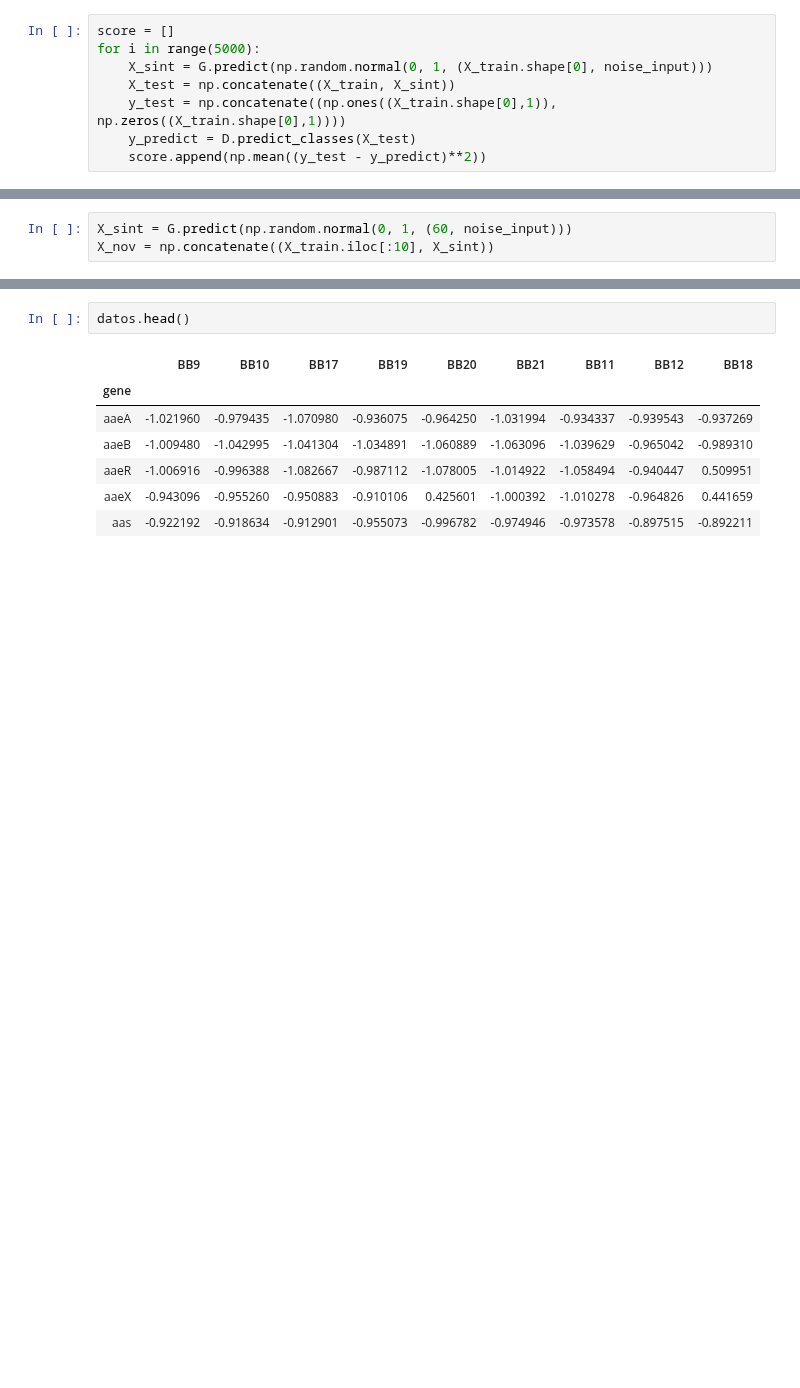
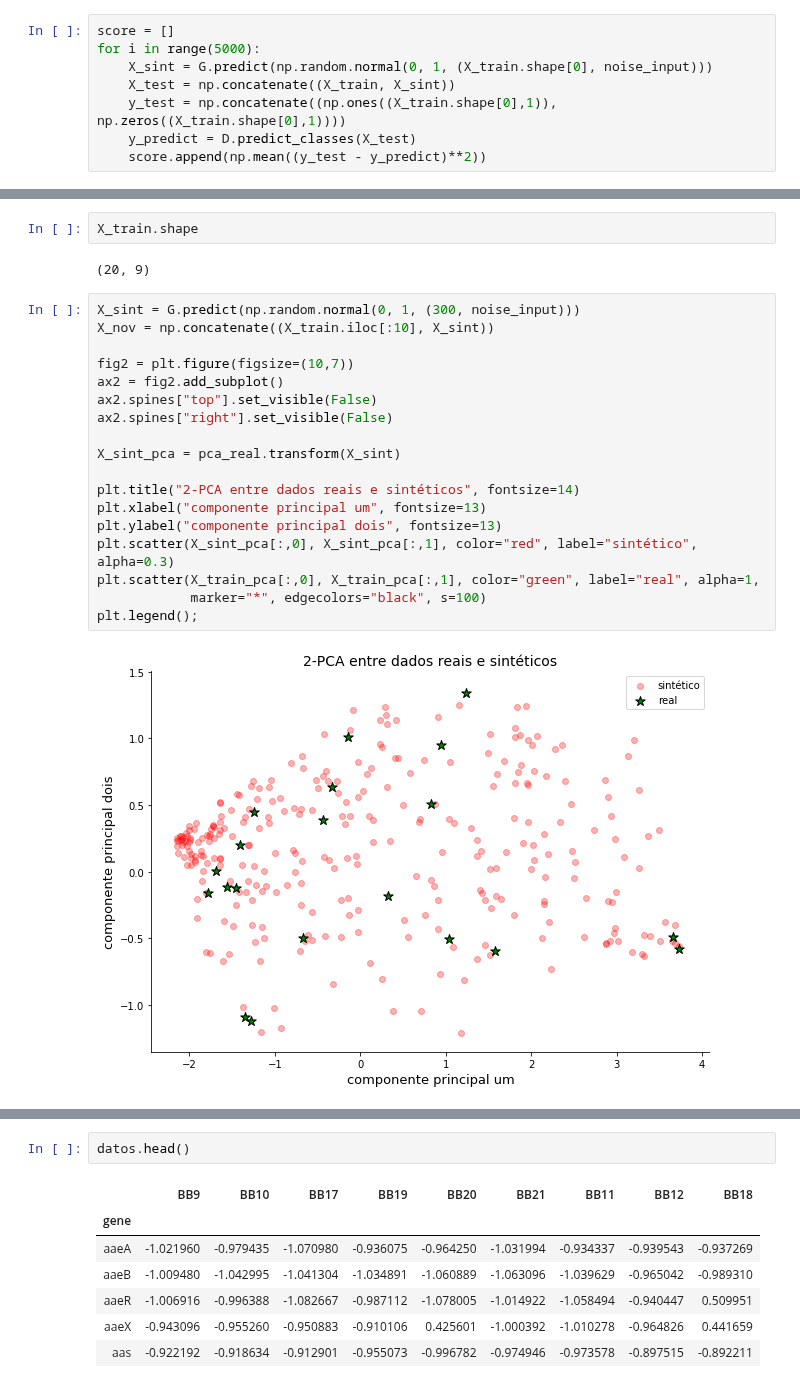
Before and after one commit to ejrueda/MasterUFPA, a Jupyter notebook: Proyectos/BioInformática/data train augmentation with GAN.ipynb, the cells around one changed output, grey strips where cells are left out. Drawn from its saved outputs; the diff is of its cells as text; blank space fills up the shorter version.

```diff
--- a/Proyectos/BioInformática/data train augmentation with GAN.ipynb
+++ b/Proyectos/BioInformática/data train augmentation with GAN.ipynb
@@ -405,6 +413,27 @@ np.mean(score), np.std(score), np.median(score)
-# %%
-X_sint = G.predict(np.random.normal(0, 1, (60, noise_input)))
-X_nov = np.concatenate((X_train.iloc[:10], X_sint))
+# %%
+X_train.shape
+# %% [output]
+(20, 9)
+# %%
+X_sint = G.predict(np.random.normal(0, 1, (300, noise_input)))
+X_nov = np.concatenate((X_train.iloc[:10], X_sint))
+
+fig2 = plt.figure(figsize=(10,7))
+ax2 = fig2.add_subplot()
+ax2.spines["top"].set_visible(False)
+ax2.spines["right"].set_visible(False)
+
+X_sint_pca = pca_real.transform(X_sint)
+
+plt.title("2-PCA entre dados reais e sintéticos", fontsize=14)
+plt.xlabel("componente principal um", fontsize=13)
+plt.ylabel("componente principal dois", fontsize=13)
+plt.scatter(X_sint_pca[:,0], X_sint_pca[:,1], color="red", label="sintético", alpha=0.3)
+plt.scatter(X_train_pca[:,0], X_train_pca[:,1], color="green", label="real", alpha=1,
+            marker="*", edgecolors="black", s=100)
+plt.legend();
+# %% [output]
+[figure, added]
 # %%
 from sklearn.svm import OneClassSVM
 #nu=0.138
```
Also changed, not shown: parts of 19 cells of this notebook, 2 other files.
